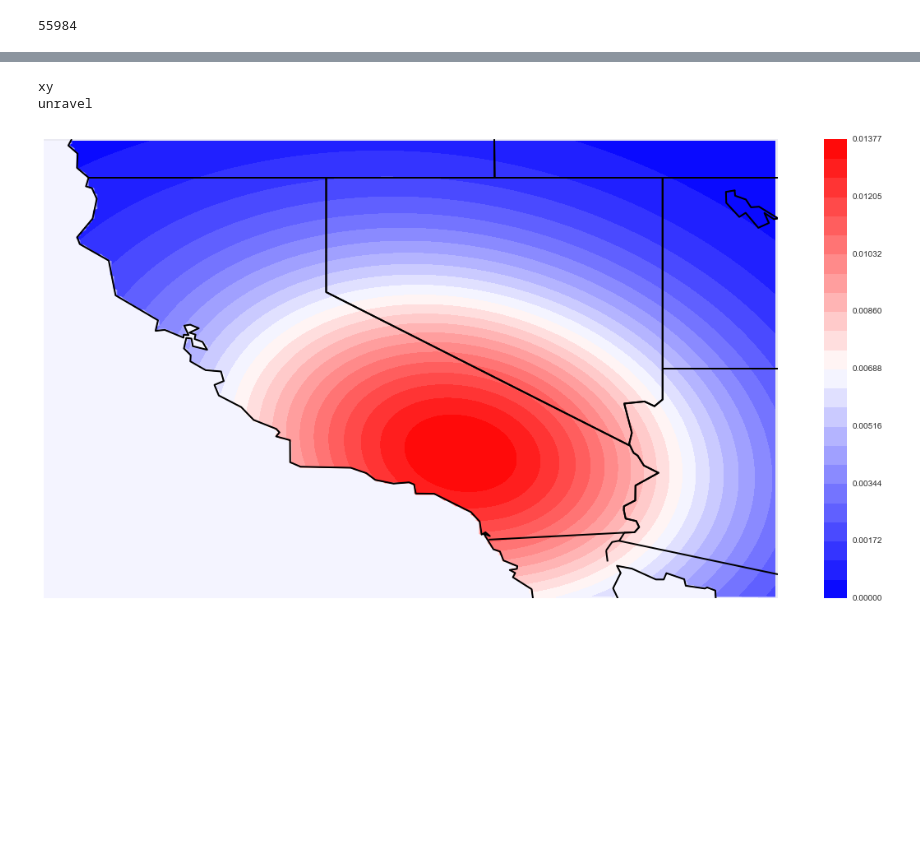
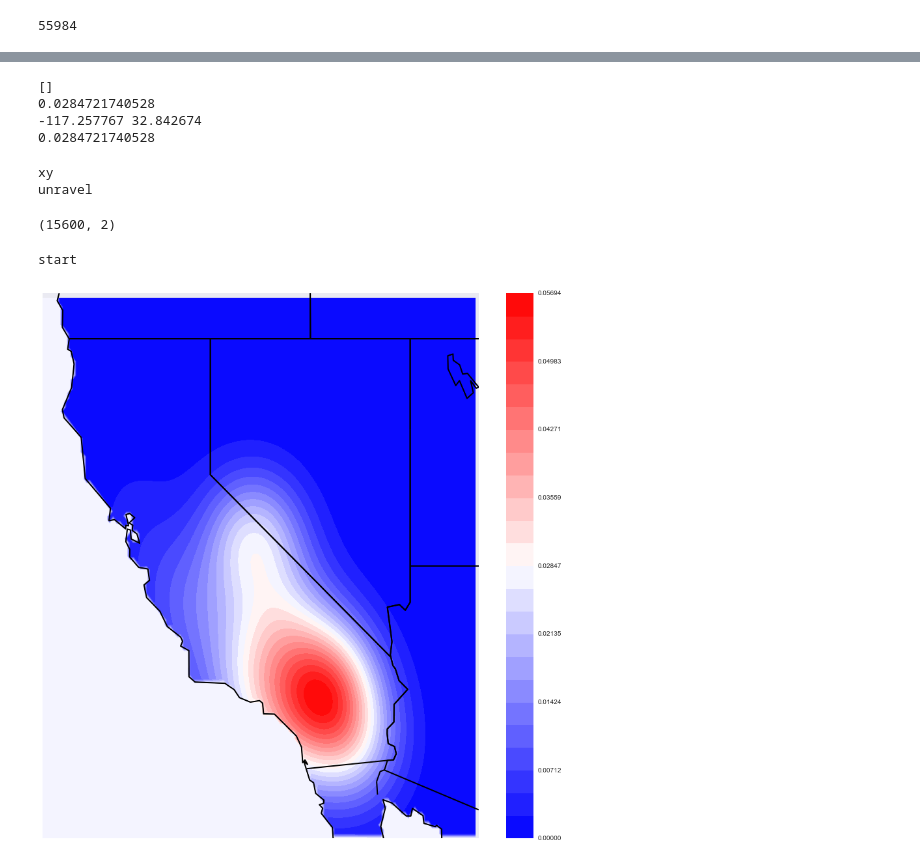
Before and after one commit to keenanzucker/DataScience16CTW, a Jupyter notebook: Model_Iteration_2.ipynb, the cells around one changed output, grey strips where cells are left out. Drawn from its saved outputs; the diff is of its cells as text; code cells hidden in the pictures; blank space fills up the shorter version.

```diff
--- a/Model_Iteration_2.ipynb
+++ b/Model_Iteration_2.ipynb
@@ -689,14 +704,30 @@ unravel
+# %%
+x, y = m(-122.431297,37.773972 )
+loc = np.c_[x, y]
+# loc = np.c_[x, y]
+polys = [p.boundary for p in m.landpolygons]
+on_land = points_in_polys(loc, polys)
+density[~on_land] = (color_min + color_max) / 2
+print density[~on_land]
+print density[x][y]
+x, y = m(-117.257767,32.842674 )
+print x,y
+# 32.842674 -117.257767
+print density[-117.257767][32.842674]
+print x
+# %% [output]
+[]
+0.0284721740528
+-117.257767 32.842674
+0.0284721740528
 # %%
-model = KernelDensity(kernel='gaussian', bandwidth = 3).fit(ca[['latitude', 'longitude']])
+# model = KernelDensity(kernel='gaussian', bandwidth = 1).fit(ca[['latitude', 'longitude']])
 min_lat = 31
 max_lat = 43
 min_lon = -125
 max_lon = -112
-res = .01
-maskOffWater = True
+res = .1
 cmap = 'bwr'
-color_min = None
-color_max = None
 
 x = np.arange(min_lat, max_lat, res)
 y = np.arange(min_lon, max_lon, res)
@@ -711,6 +742,10 @@ data_to_eval = np.hstack([unraveled_x, unraveled_y])
 # %% [output]
 xy
 unravel
+# %%
+data_to_eval.shape
+# %% [output]
+(15600, 2)
 # %%
 print "start"
 density = np.exp(model.score_samples(data_to_eval))
@@ -718,25 +753,27 @@ if color_min is None:
     color_min = 0
 if color_max is None:
     color_max = density.max()
+# %% [output]
+start
 # %%
-figure(figsize = [20, 10])
+figure(figsize = [15, 15])
 m = Basemap(llcrnrlat = min_lat, urcrnrlat = max_lat, llcrnrlon = min_lon, urcrnrlon=max_lon, resolution='l', fix_aspect = False)
 if maskOffWater:
     m.drawcoastlines()
     x, y = m(data_to_eval[:,1], data_to_eval[:,0])
     loc = np.c_[x, y]
     polys = [p.boundary for p in m.landpolygons]
     on_land = points_in_polys(loc, polys)
     density[~on_land] = (color_min + color_max) / 2
 
 density = density.reshape(X.shape)
 contourf(Y, X, density, levels = np.linspace(color_min, color_max, 25))
 m.drawcoastlines(linewidth = 2)
 m.drawcountries(linewidth = 2)
 m.drawstates(linewidth = 2)
 colorbar()
 set_cmap(cmap)
 
 show()
 # %% [output]
-[figure, old version]
+[figure, new version]
```
Also changed, not shown: parts of 7 cells of this notebook.
